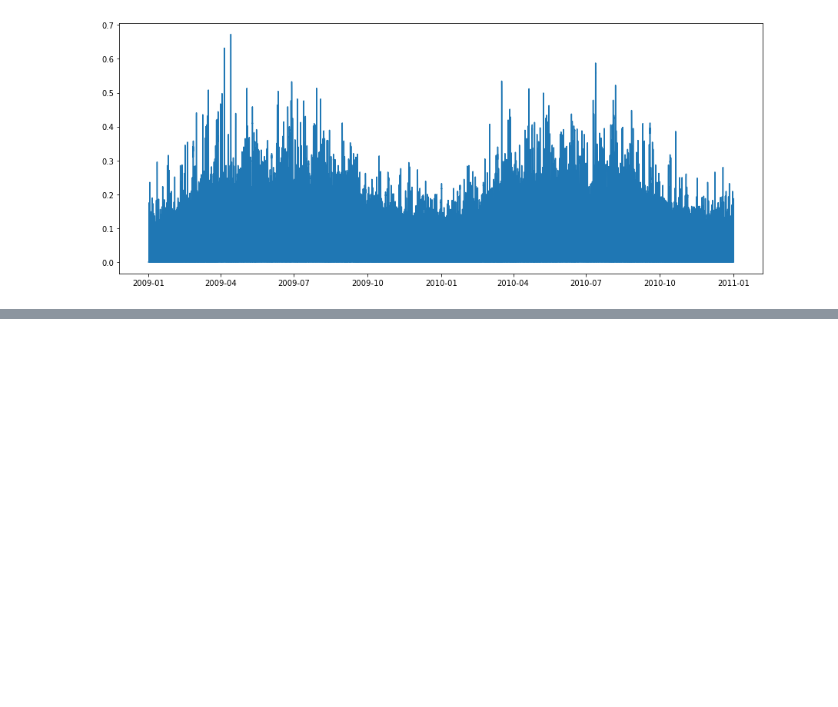
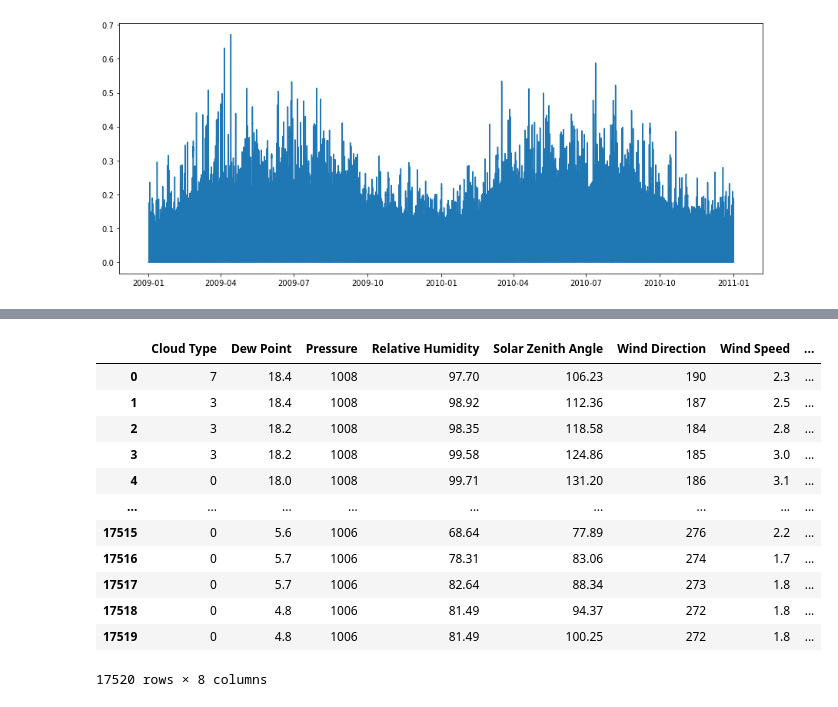
Before and after one commit to AryaStark13/Wipro-hackathon, a Jupyter notebook: Final Data Cleaning & Analysis.ipynb, the cells around one changed output, grey strips where cells are left out. Cells and saved outputs as stored; diff of their text form; code cells hidden in the pictures; blank space fills up the shorter version.

```diff
--- a/Final Data Cleaning & Analysis.ipynb
+++ b/Final Data Cleaning & Analysis.ipynb
@@ -309,0 +347,3 @@ plt.plot(train['Date'][0:35040], y_train['Clearsky DHI'][0:35040])
+# %%
+x_test = test.iloc[:, 5:15]
+x_test
@@ -309,0 +364,17 @@ plt.plot(train['Date'][0:35040], y_train['Clearsky DHI'][0:35040])
+# %%
+x_test.drop(columns=['Temperature', 'Precipitable Water'], axis=1, inplace=True)
+x_test
+# %% [output]
+|  | Cloud Type | Dew Point | Pressure | Relative Humidity | Solar Zenith Angle | Wind Direction | Wind Speed | ... |
+| 0 | 7 | 18.4 | 1008 | 97.70 | 106.23 | 190 | 2.3 | ... |
+| 1 | 3 | 18.4 | 1008 | 98.92 | 112.36 | 187 | 2.5 | ... |
+| 2 | 3 | 18.2 | 1008 | 98.35 | 118.58 | 184 | 2.8 | ... |
+| 3 | 3 | 18.2 | 1008 | 99.58 | 124.86 | 185 | 3.0 | ... |
+| 4 | 0 | 18.0 | 1008 | 99.71 | 131.20 | 186 | 3.1 | ... |
+| ... | ... | ... | ... | ... | ... | ... | ... | ... |
+| 17515 | 0 | 5.6 | 1006 | 68.64 | 77.89 | 276 | 2.2 | ... |
+| 17516 | 0 | 5.7 | 1006 | 78.31 | 83.06 | 274 | 1.7 | ... |
+| 17517 | 0 | 5.7 | 1006 | 82.64 | 88.34 | 273 | 1.8 | ... |
+| 17518 | 0 | 4.8 | 1006 | 81.49 | 94.37 | 272 | 1.8 | ... |
+| 17519 | 0 | 4.8 | 1006 | 81.49 | 100.25 | 272 | 1.8 | ... |
+17520 rows × 8 columns
```
Also changed, not shown: parts of 6 cells of this notebook.
